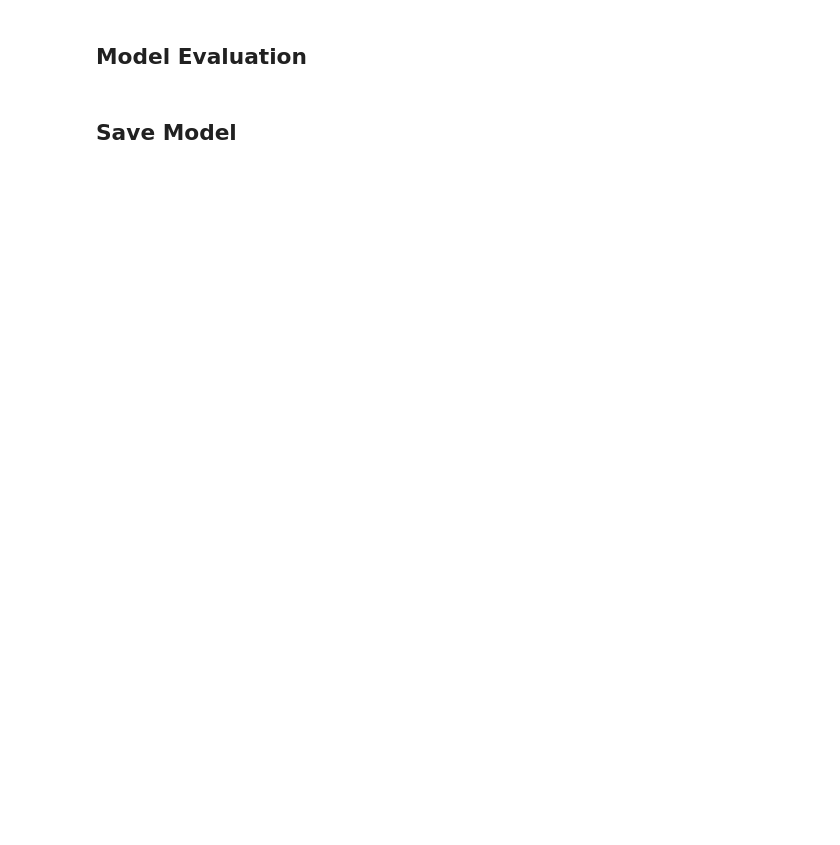
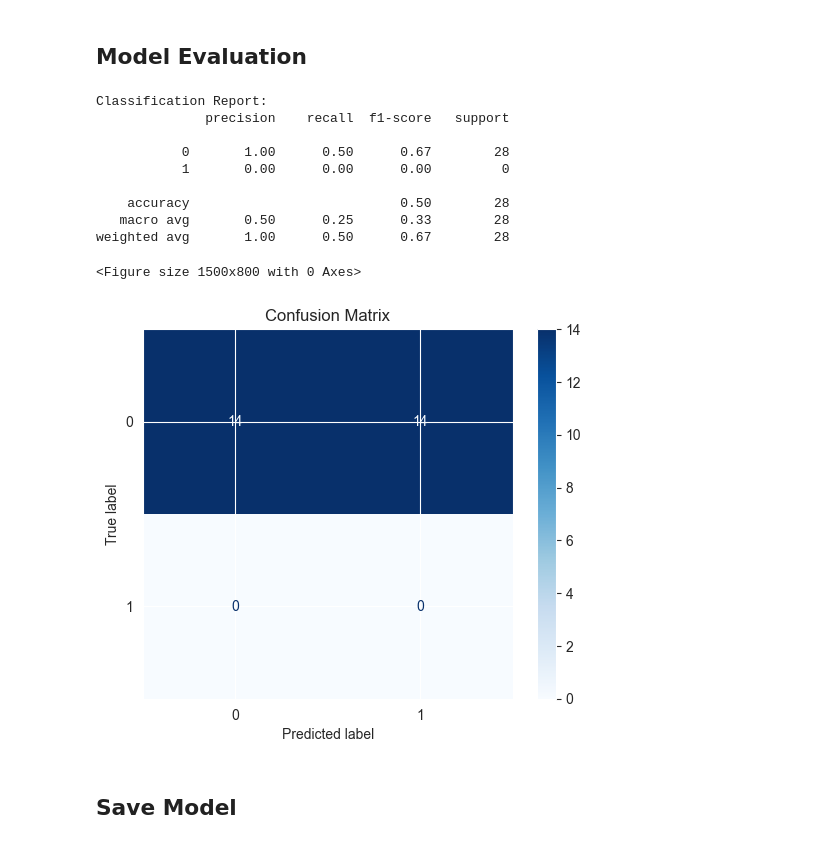
Before and after one commit to KarloKorbar/multimodal_depression_detection, a Jupyter notebook: DepressionDetection/audio.ipynb, the cells around one changed output. Cells and saved outputs as stored; diff of their text form; code cells hidden in the pictures; blank space fills up the shorter version.

```diff
--- a/DepressionDetection/audio.ipynb
+++ b/DepressionDetection/audio.ipynb
@@ -424,34 +513,48 @@ def evaluate_model(model: nn.Module, test_loader: DataLoader, device: torch.devi
             outputs = model(X)
             _, preds = torch.max(outputs, 1)
             all_preds.extend(preds.cpu().numpy())
             all_labels.extend(y.cpu().numpy())
 
     return np.array(all_labels), np.array(all_preds)
 
 
 # Create test loader
 _, _, test_loader = create_data_loaders(X_train, X_val, X_test, y_train, y_val, y_test)
 
 # Initialize best model
 best_model = AudioRNN(
     input_size=X_train.shape[1],
-    **best_params
+    hidden_size=best_params['hidden_size'],
+    num_layers=best_params['num_layers'],
+    dropout=best_params['dropout']
 ).to(DEVICE)
 
 # Evaluate model
 y_true, y_pred = evaluate_model(best_model, test_loader, DEVICE)
 
 # Print classification report
 print("Classification Report:")
 print(classification_report(y_true, y_pred))
 
 # Plot confusion matrix
 plt.figure(figsize=FIGURE_SIZE)
 cm = confusion_matrix(y_true, y_pred)
 disp = ConfusionMatrixDisplay(confusion_matrix=cm)
 disp.plot(cmap=plt.cm.Blues)
 plt.title('Confusion Matrix')
 plt.show()
+# %% [output]
+Classification Report:
+              precision    recall  f1-score   support
+
+           0       1.00      0.50      0.67        28
+           1       0.00      0.00      0.00         0
+
+    accuracy                           0.50        28
+   macro avg       0.50      0.25      0.33        28
+weighted avg       1.00      0.50      0.67        28
+<Figure size 1500x800 with 0 Axes>
+[figure, added]
 # %% [markdown]
 ## Save Model
 # %%
```
Also changed, not shown: parts of 6 cells of this notebook, 12 other files.
